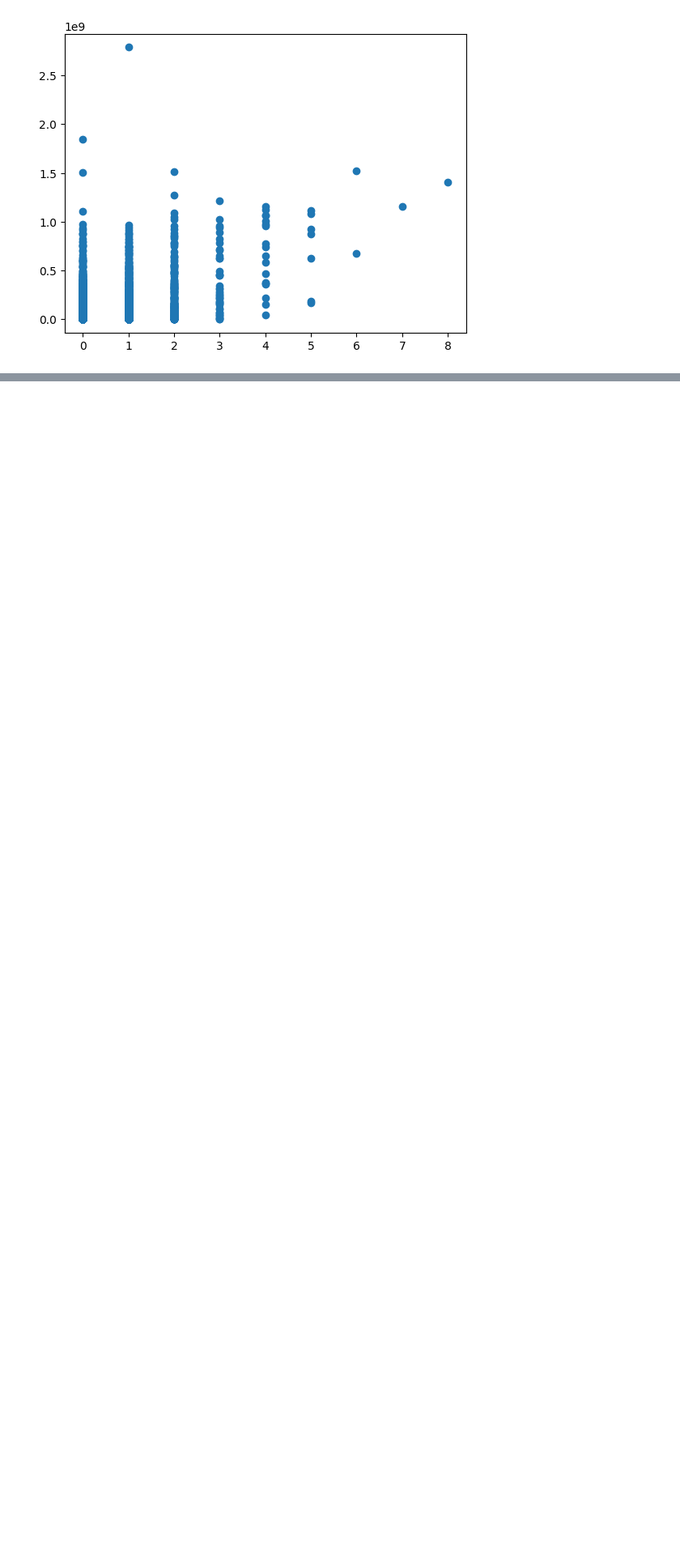
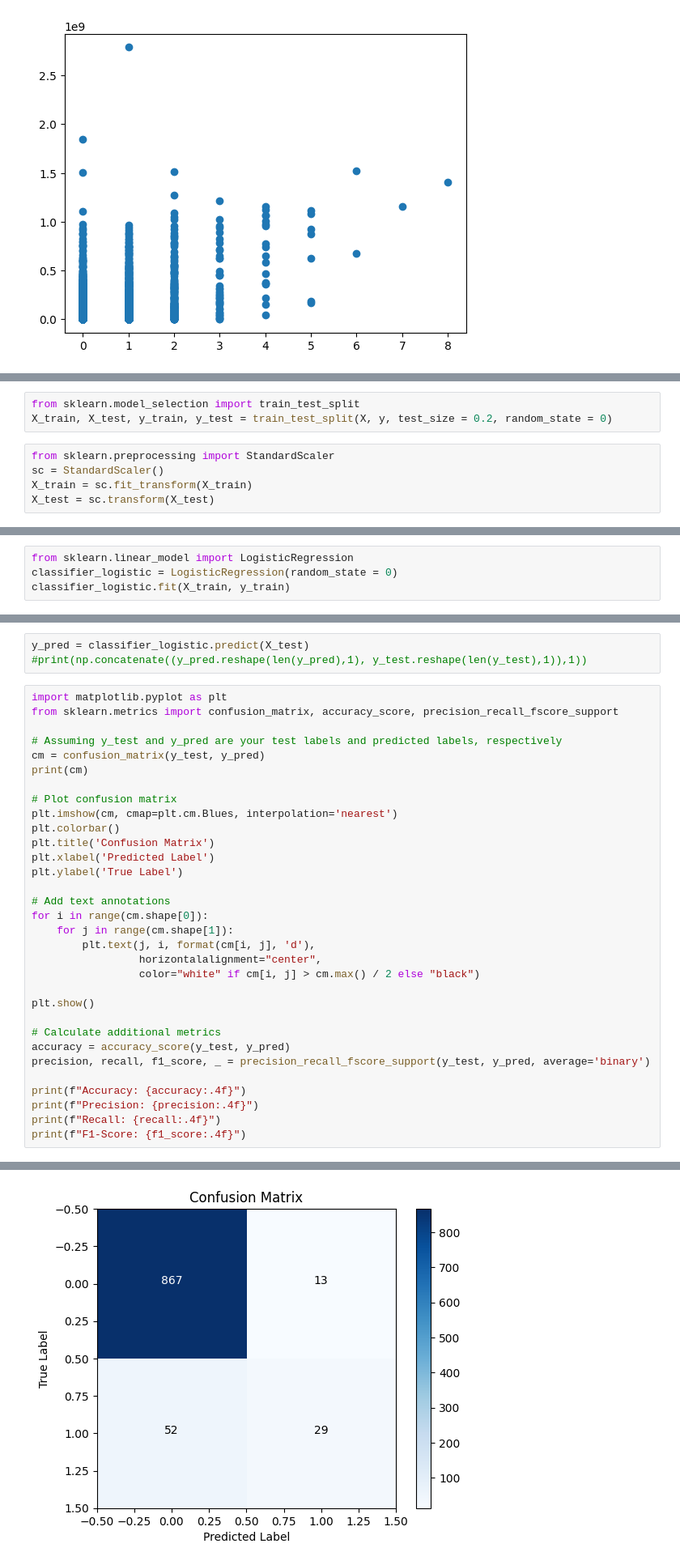
Before and after one commit to Arshiagosh/TMDB-5000-Movie-Dataset-Analysis-and-Modeling, a Jupyter notebook: TMDB_5000_Movie_dataset.ipynb, the cells around one changed output, grey strips where cells are left out. Shown at 81% size. Cells and saved outputs as stored; diff of their text form; blank space fills up the shorter version.

Commit message:
Added Modeling, Description for the EDA.

```diff
--- a/TMDB_5000_Movie_dataset.ipynb
+++ b/TMDB_5000_Movie_dataset.ipynb
@@ -596,0 +752,8 @@ plt.scatter(df_EDA['in_top_50'], df_EDA['revenue'])
+# %%
+from sklearn.model_selection import train_test_split
+X_train, X_test, y_train, y_test = train_test_split(X, y, test_size = 0.2, random_state = 0)
+# %%
+from sklearn.preprocessing import StandardScaler
+sc = StandardScaler()
+X_train = sc.fit_transform(X_train)
+X_test = sc.transform(X_test)
@@ -596,0 +762,4 @@ plt.scatter(df_EDA['in_top_50'], df_EDA['revenue'])
+# %%
+from sklearn.linear_model import LogisticRegression
+classifier_logistic = LogisticRegression(random_state = 0)
+classifier_logistic.fit(X_train, y_train)
@@ -596,0 +768,36 @@ plt.scatter(df_EDA['in_top_50'], df_EDA['revenue'])
+# %%
+y_pred = classifier_logistic.predict(X_test)
+#print(np.concatenate((y_pred.reshape(len(y_pred),1), y_test.reshape(len(y_test),1)),1))
+# %%
+import matplotlib.pyplot as plt
+from sklearn.metrics import confusion_matrix, accuracy_score, precision_recall_fscore_support
+
+# Assuming y_test and y_pred are your test labels and predicted labels, respectively
+cm = confusion_matrix(y_test, y_pred)
+print(cm)
+
+# Plot confusion matrix
+plt.imshow(cm, cmap=plt.cm.Blues, interpolation='nearest')
+plt.colorbar()
+plt.title('Confusion Matrix')
+plt.xlabel('Predicted Label')
+plt.ylabel('True Label')
+
+# Add text annotations
+for i in range(cm.shape[0]):
+    for j in range(cm.shape[1]):
+        plt.text(j, i, format(cm[i, j], 'd'),
+                 horizontalalignment="center",
+                 color="white" if cm[i, j] > cm.max() / 2 else "black")
+
+plt.show()
+
+# Calculate additional metrics
+accuracy = accuracy_score(y_test, y_pred)
+precision, recall, f1_score, _ = precision_recall_fscore_support(y_test, y_pred, average='binary')
+
+print(f"Accuracy: {accuracy:.4f}")
+print(f"Precision: {precision:.4f}")
+print(f"Recall: {recall:.4f}")
+print(f"F1-Score: {f1_score:.4f}")
+# %% [output]
@@ -596,0 +806 @@ plt.scatter(df_EDA['in_top_50'], df_EDA['revenue'])
+[figure, added]
```
Also changed, not shown: parts of 69 cells of this notebook.
